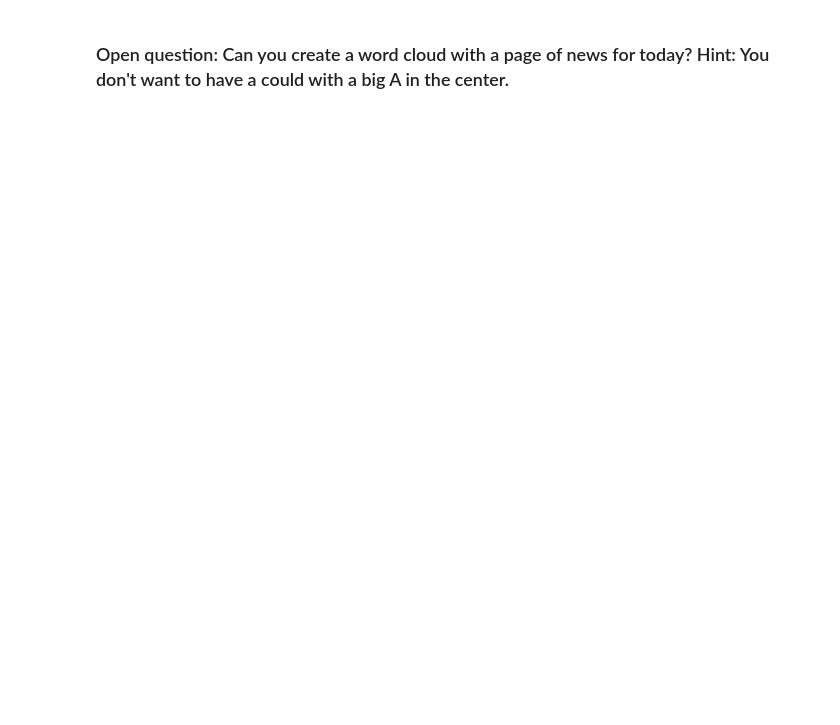
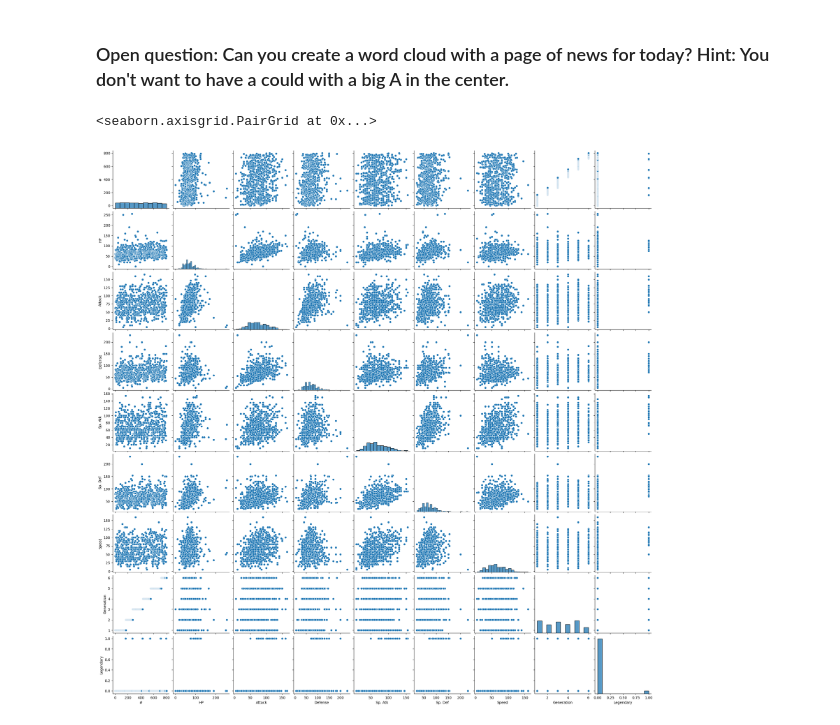
Before and after one commit to kevinmccall/cs4, a Jupyter notebook: project2/Pokemon Part III.ipynb, the cells around one changed output. Cells and saved outputs as stored; diff of their text form; code cells hidden in the pictures; blank space fills up the shorter version.

```diff
--- a/project2/Pokemon Part III.ipynb
+++ b/project2/Pokemon Part III.ipynb
@@ -2,8 +2,13 @@
 ## Task 4: Who's the most frequent winner?
 # %%
 import pandas as pd
+import seaborn as sns
 combats = pd.read_csv('input/combats.csv')
-pokemon = pd.read_csv('input/pokemon.csv')
+pokemon = pd.read_csv('input/pokemon-merged.csv', index_col = 0)
 names_dict = dict(zip(pokemon['#'], pokemon['Name']))
+display(names_dict)
 cols = ["First_pokemon","Second_pokemon","Winner"]
 combats_name = combats[cols].replace(names_dict)
+display(combats_name)
+tf = combats_name["Winner"].apply(lambda x: isinstance(x, str))
+combats_name = combats_name[tf]
@@ -33,0 +95,5 @@ plt.show()
+# %%
+sns.pairplot(pokemon)
+# %% [output]
+<seaborn.axisgrid.PairGrid at 0x...>
+[figure, added]
```
Also changed, not shown: parts of 5 cells of this notebook, 32 other files.
